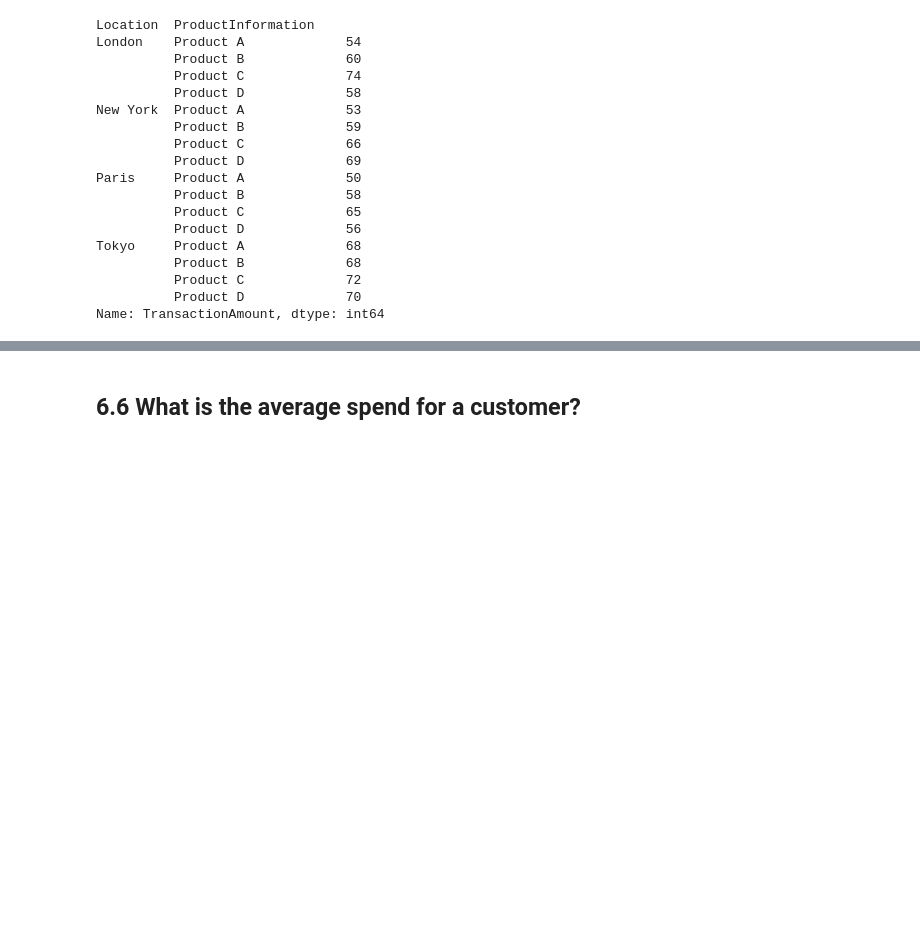
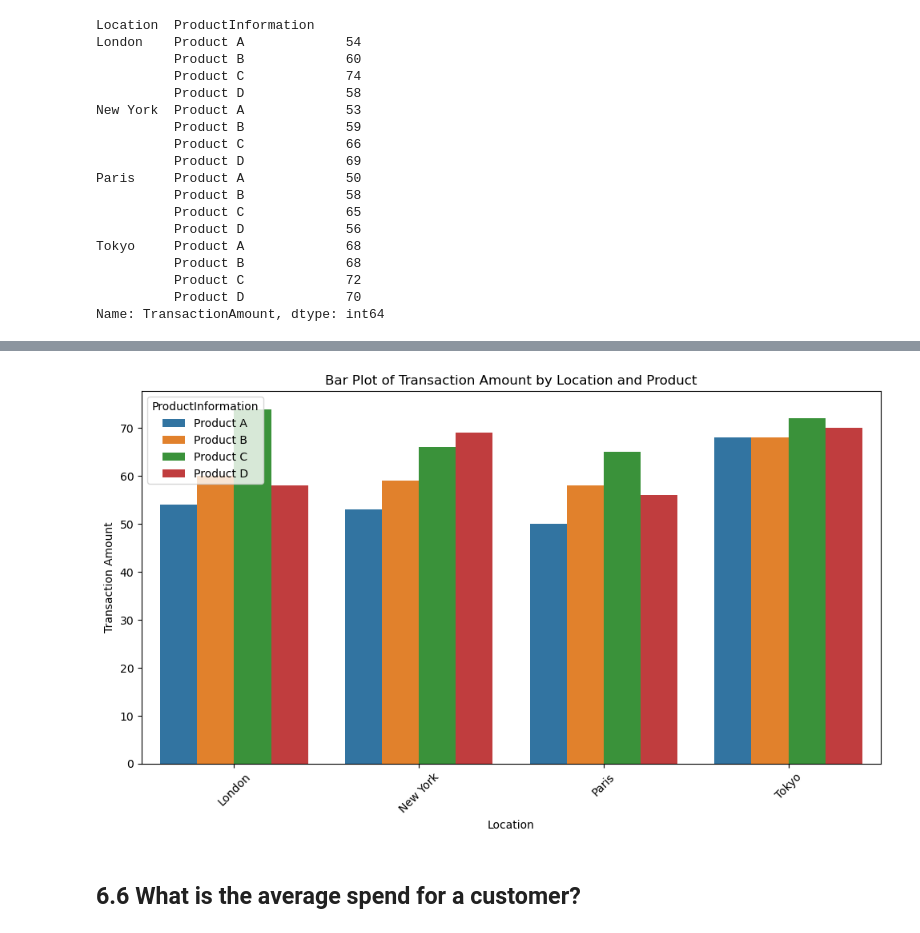
Before and after one commit to George-Mbugua/RFM-Analysis-Recency-Frequency-and-Monetary-Value-, a Jupyter notebook: Untitled-1.ipynb, the cells around one changed output, grey strips where cells are left out. Cells and saved outputs as stored; diff of their text form; code cells hidden in the pictures; blank space fills up the shorter version.

```diff
--- a/Untitled-1.ipynb
+++ b/Untitled-1.ipynb
@@ -293,3 +281,18 @@ for location in locations:
+# %%
+#Resetting the index to make the 'Location' and 'ProductInformation' columns regular columns
+product_counts = product_counts.reset_index()
+
+# Creating a box plot
+plt.figure(figsize=(10, 6))
+sns.barplot(x='Location', y='TransactionAmount', hue='ProductInformation', data=product_counts)
+plt.title('Bar Plot of Transaction Amount by Location and Product')
+plt.xlabel('Location')
+plt.ylabel('Transaction Amount')
+plt.xticks(rotation=45)
+plt.tight_layout()
+plt.show()
+# %% [output]
+[figure, added]
 # %% [markdown]
 ## 6.6 What is the average spend for a customer?
 # %%
```
Also changed, not shown: parts of 9 cells of this notebook, 5 other files.
